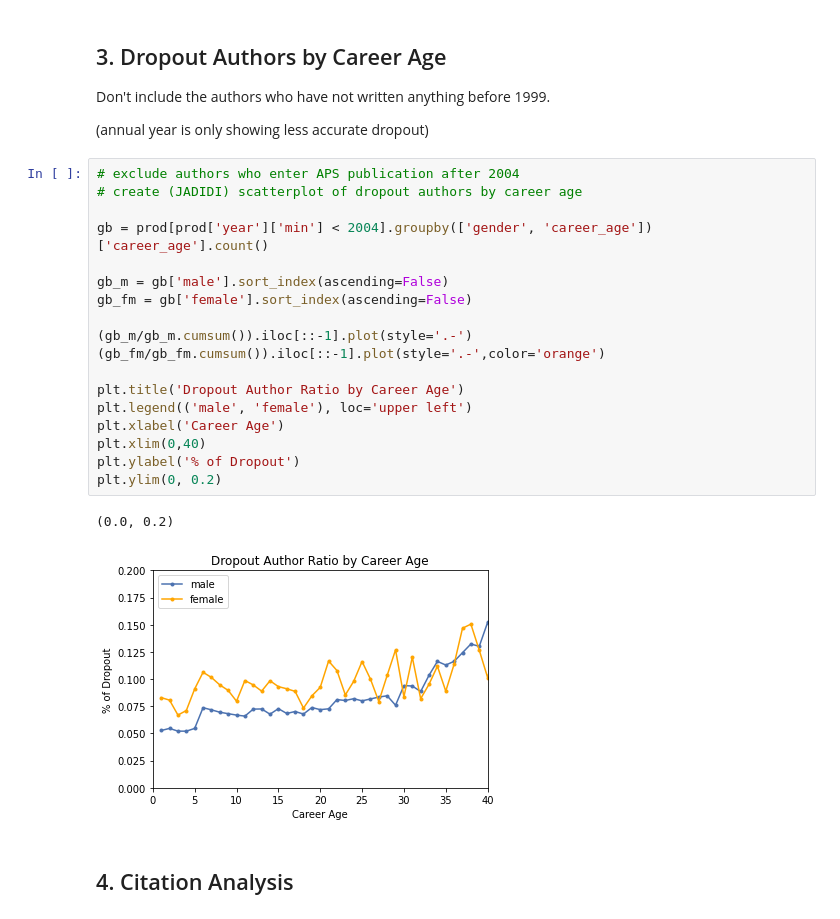
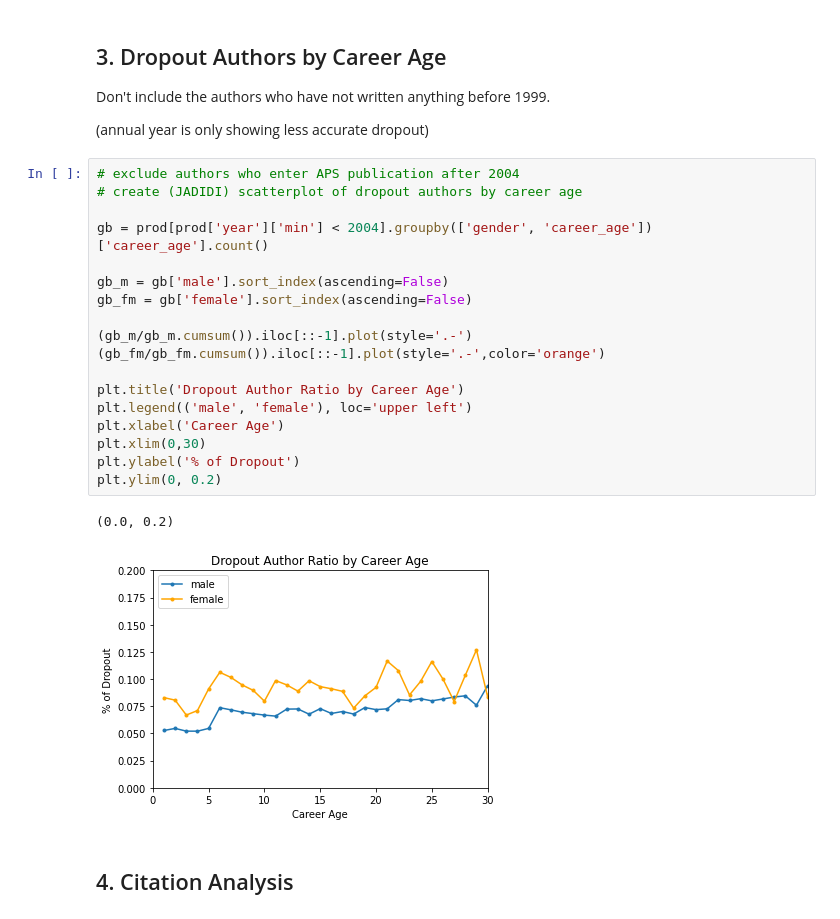
Before and after one commit to therobinkay/gender_bias_2021, a Jupyter notebook: Journal_Analysis_1_(GitHub).ipynb, the cells around one changed output. Cells and saved outputs as stored; diff of their text form.

```diff
--- a/Journal_Analysis_1_(GitHub).ipynb
+++ b/Journal_Analysis_1_(GitHub).ipynb
@@ -141,24 +155,24 @@ Don't include the authors who have not written anything before 1999.
 # %%
 # exclude authors who enter APS publication after 2004
 # create (JADIDI) scatterplot of dropout authors by career age
 
 gb = prod[prod['year']['min'] < 2004].groupby(['gender', 'career_age'])['career_age'].count()
 
 gb_m = gb['male'].sort_index(ascending=False)
 gb_fm = gb['female'].sort_index(ascending=False)
 
 (gb_m/gb_m.cumsum()).iloc[::-1].plot(style='.-')
 (gb_fm/gb_fm.cumsum()).iloc[::-1].plot(style='.-',color='orange')
 
 plt.title('Dropout Author Ratio by Career Age')
 plt.legend(('male', 'female'), loc='upper left')
 plt.xlabel('Career Age')
-plt.xlim(0,40)
+plt.xlim(0,30)
 plt.ylabel('% of Dropout')
 plt.ylim(0, 0.2)
 # %% [output]
 (0.0, 0.2)
-[figure, old version]
+[figure, new version]
 # %% [markdown]
 ## 4. Citation Analysis
 # %% [markdown]
```
Also changed, not shown: parts of 5 cells of this notebook.
